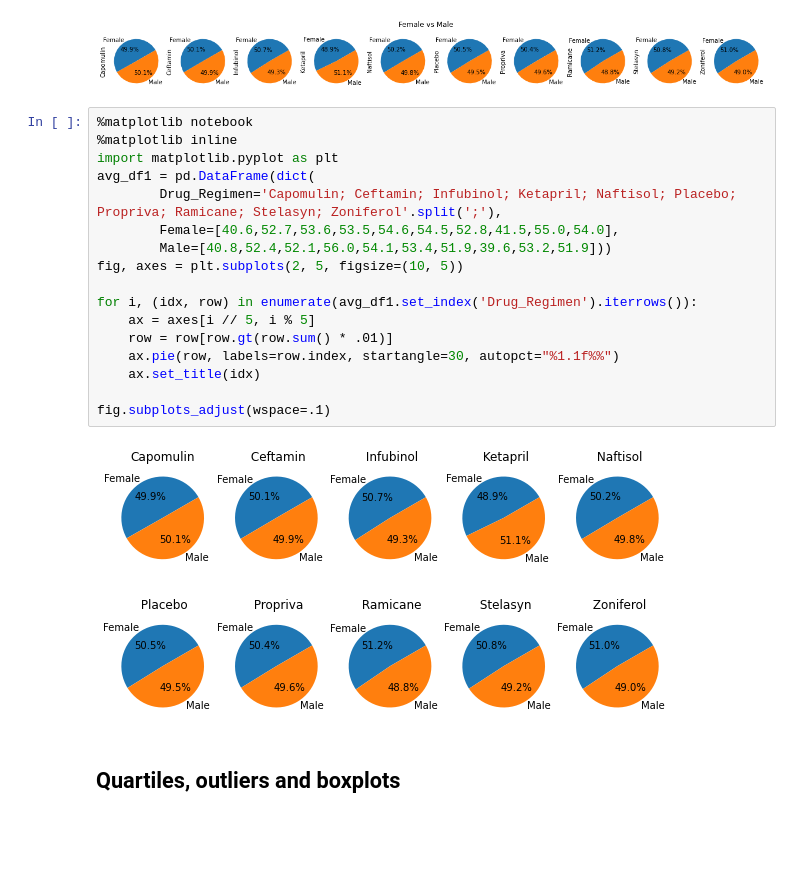
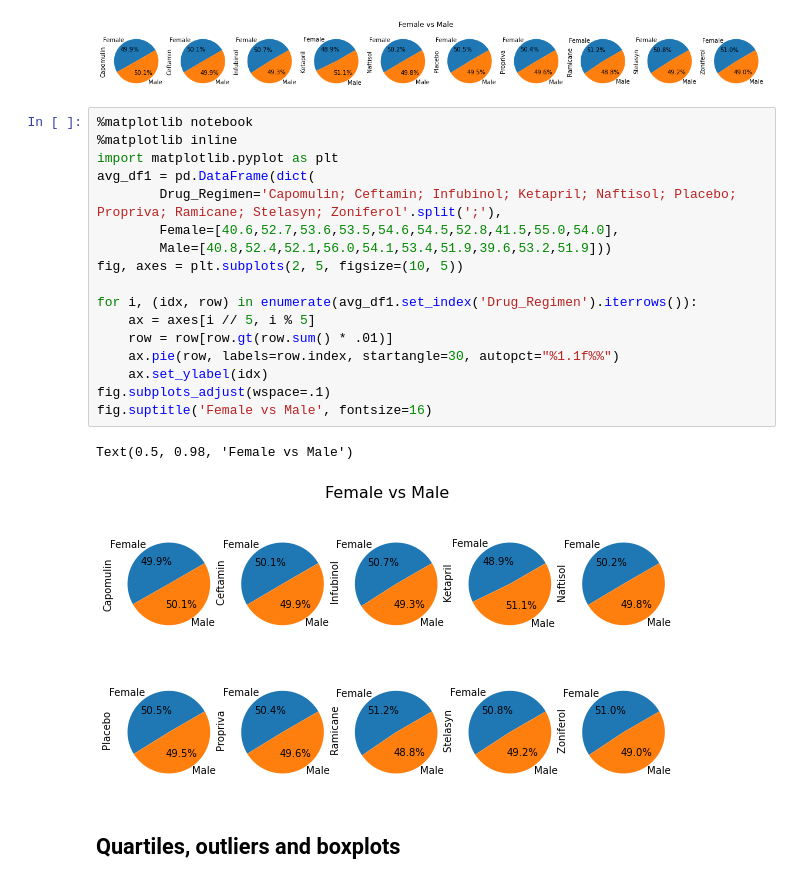
Before and after one commit to CrisDimacali/pymaceuticals-challenge, a Jupyter notebook: Pymaceuticals/pymaceuticals_starter.ipynb, the cells around one changed output. Cells and saved outputs as stored; diff of their text form; blank space fills up the shorter version.

```diff
--- a/Pymaceuticals/pymaceuticals_starter.ipynb
+++ b/Pymaceuticals/pymaceuticals_starter.ipynb
@@ -181,22 +184,23 @@ plot = df.plot.pie(subplots=True, labels=index,figsize=(20, 2), startangle=30, a
 # %%
 %matplotlib notebook
 %matplotlib inline
 import matplotlib.pyplot as plt
 avg_df1 = pd.DataFrame(dict(
         Drug_Regimen='Capomulin; Ceftamin; Infubinol; Ketapril; Naftisol; Placebo; Propriva; Ramicane; Stelasyn; Zoniferol'.split(';'),
         Female=[40.6,52.7,53.6,53.5,54.6,54.5,52.8,41.5,55.0,54.0],
         Male=[40.8,52.4,52.1,56.0,54.1,53.4,51.9,39.6,53.2,51.9]))
 fig, axes = plt.subplots(2, 5, figsize=(10, 5))
 
 for i, (idx, row) in enumerate(avg_df1.set_index('Drug_Regimen').iterrows()):
     ax = axes[i // 5, i % 5]
     row = row[row.gt(row.sum() * .01)]
     ax.pie(row, labels=row.index, startangle=30, autopct="%1.1f%%")
-    ax.set_title(idx)
-
+    ax.set_ylabel(idx)
 fig.subplots_adjust(wspace=.1)
+fig.suptitle('Female vs Male', fontsize=16)
 # %% [output]
+Text(0.5, 0.98, 'Female vs Male')
-[figure, old version]
+[figure, new version]
 # %% [markdown]
 ## Quartiles, outliers and boxplots
 # %%
```
Also changed, not shown: parts of 1 cell of this notebook.
